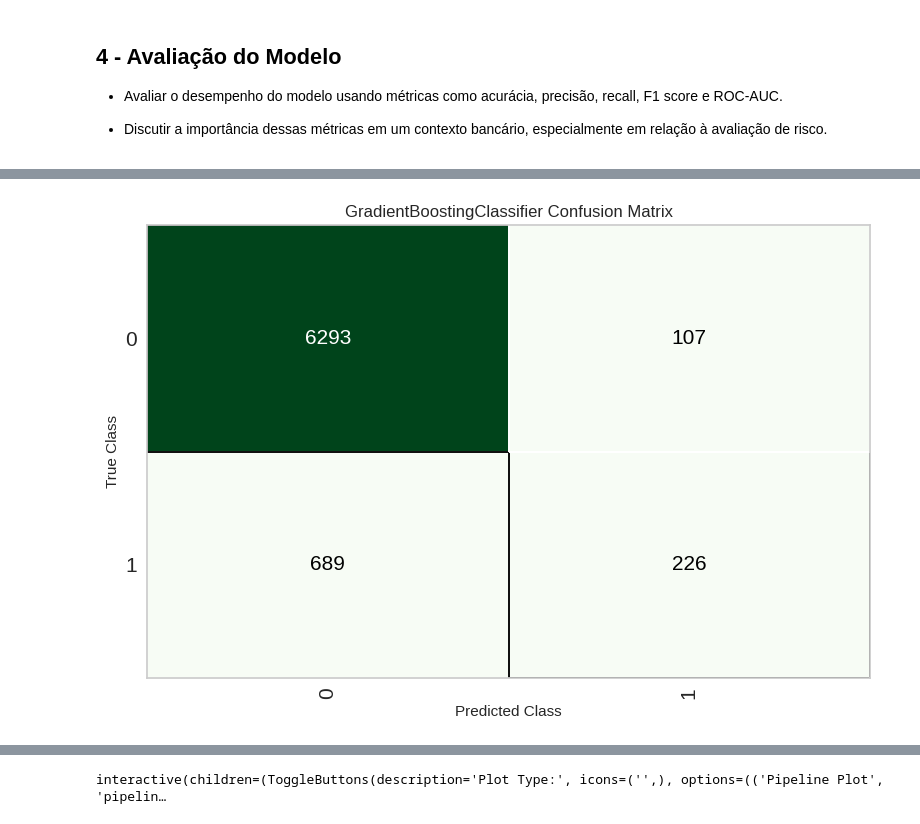
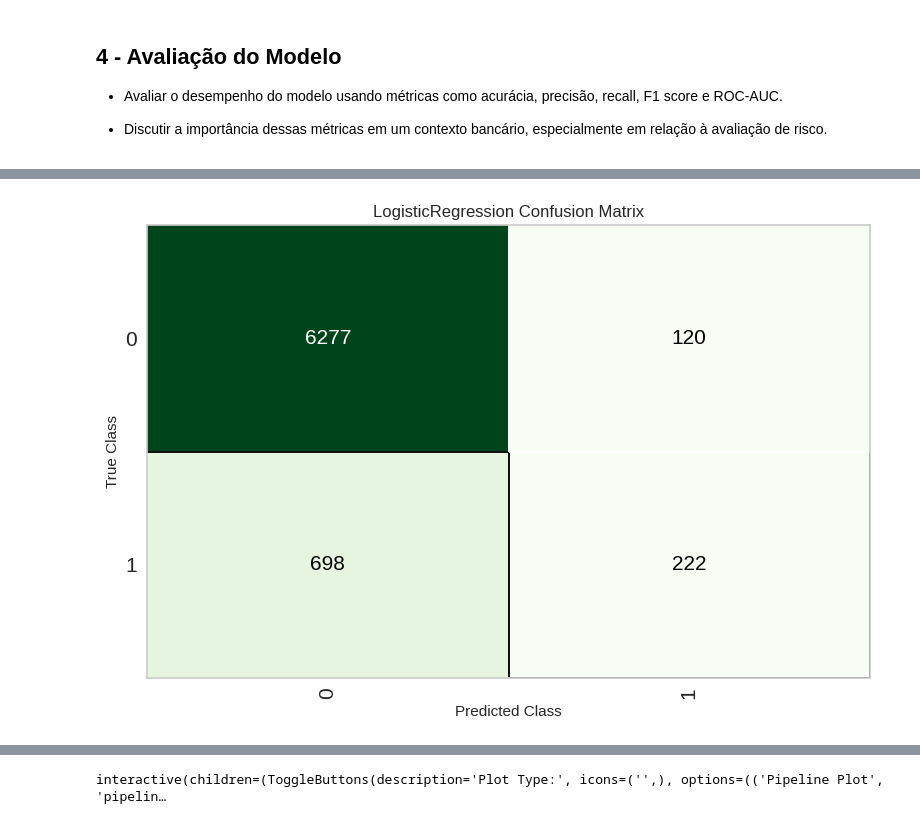
Before and after one commit to alexandregpeixoto/CatolicaSC_AvaliacaoAnaliseResultados_Entrega01, a Jupyter notebook: Entrega Final.ipynb, the cells around one changed output, grey strips where cells are left out. Drawn from its saved outputs; the diff is of its cells as text; code cells hidden in the pictures.

```diff
--- a/Entrega Final.ipynb
+++ b/Entrega Final.ipynb
@@ -528,11 +485,11 @@ Original model was better than the tuned model, hence it will be returned. NOTE:
 # %%
 # Plotar a Matriz de Confusão
 
-# Utilizando o modelo sem tuning, uma vez que não ouve melhora
-plot_model(best, plot='confusion_matrix')
+# Utilizando o modelo com tuning
+plot_model(tuned_model, plot='confusion_matrix')
 # %% [output]
 [interactive output not drawn]
-[figure, old version]
+[figure, new version]
 # %%
 # Importância das variáveis
 plot_model(best, plot='feature')
```
Also changed, not shown: parts of 19 cells of this notebook, 1 other file.
